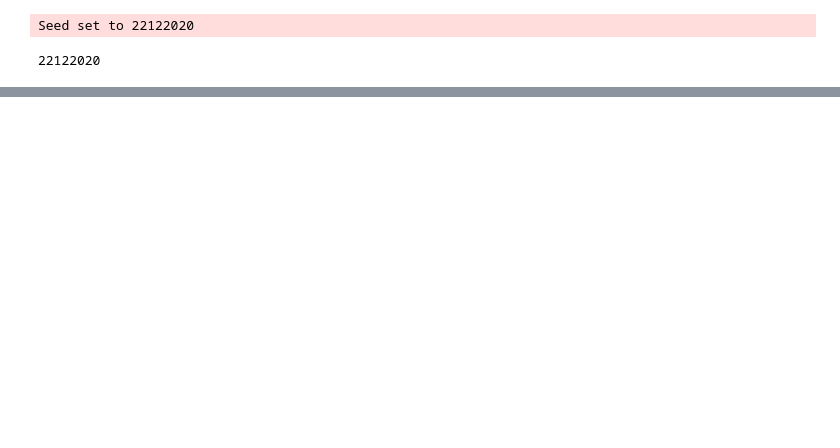
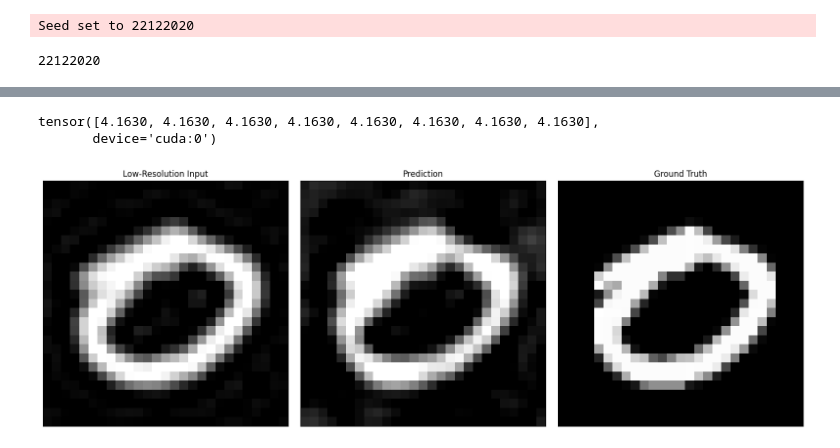
Before and after one commit to AmanKukde/FourierImageTransformer, a Jupyter notebook: examples/Super-Resolution - MNIST Example.ipynb, the cells around one changed output, grey strips where cells are left out. Drawn from its saved outputs; the diff is of its cells as text; code cells hidden in the pictures; blank space fills up the shorter version.

```diff
--- a/examples/Super-Resolution - MNIST Example.ipynb
+++ b/examples/Super-Resolution - MNIST Example.ipynb
@@ -84,32 +145,37 @@ OutOfMemoryError: CUDA out of memory. Tried to allocate 2.00 MiB. GPU 0 has a to
 # %%
-PSNR(gt,lowres) - PSNR(gt,pred_img)
+PSNR(gt_img,lowres_img) - PSNR(gt_img,pred_img)
+# %% [output]
+tensor([4.1630, 4.1630, 4.1630, 4.1630, 4.1630, 4.1630, 4.1630, 4.1630],
+       device='cuda:0')
 # %%
-for sample in range(10):
+for sample in range(1):
     fig = plt.figure(figsize=(31/2., 10/2.))
     gs = gridspec.GridSpec(1, 5, width_ratios=[10,0.5, 10, 0.5, 10])
     ax0 = plt.subplot(gs[0])
     ax1 = plt.subplot(gs[2])
     ax2 = plt.subplot(gs[4])
     plt.subplots_adjust(top = 1, bottom = 0, right = 1, left = 0,
                         hspace = 0, wspace = 0)
 
     ax0.xaxis.set_major_locator(plt.NullLocator())
     ax0.yaxis.set_major_locator(plt.NullLocator())
-    ax0.imshow(lowres[sample], cmap='gray', vmin=gt[sample].min(), vmax=gt[sample].max())
+    ax0.imshow(lowres_img[sample].cpu(), cmap='gray', vmin=gt_img[sample].cpu().min(), vmax=gt_img[sample].cpu().max())
     ax0.set_title('Low-Resolution Input');
     ax0.axis('equal');
 
     ax1.xaxis.set_major_locator(plt.NullLocator())
     ax1.yaxis.set_major_locator(plt.NullLocator())
-    ax1.imshow(pred_img[sample], cmap='gray', vmin=gt[sample].min(), vmax=gt[sample].max())
+    ax1.imshow(pred_img[sample].cpu(), cmap='gray', vmin=gt_img[sample].cpu().min(), vmax=gt_img[sample].cpu().max())
     ax1.set_title('Prediction');
     ax1.axis('equal');
 
 
     ax2.xaxis.set_major_locator(plt.NullLocator())
     ax2.yaxis.set_major_locator(plt.NullLocator())
-    ax2.imshow(gt[sample], cmap='gray')
+    ax2.imshow(gt_img[sample].cpu(), cmap='gray')
     ax2.set_title('Ground Truth');
     ax2.axis('equal');
+# %% [output]
+[figure, added]
 # %%
 diff = []
```
Also changed, not shown: parts of 9 cells of this notebook, 4 other files.
